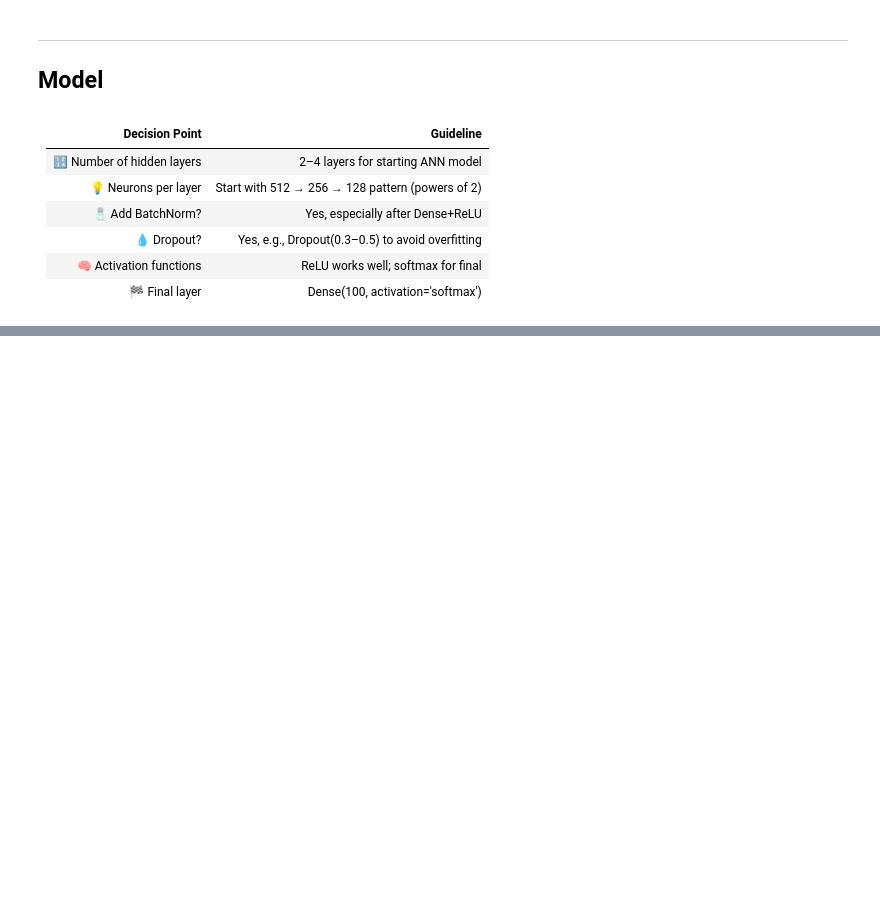
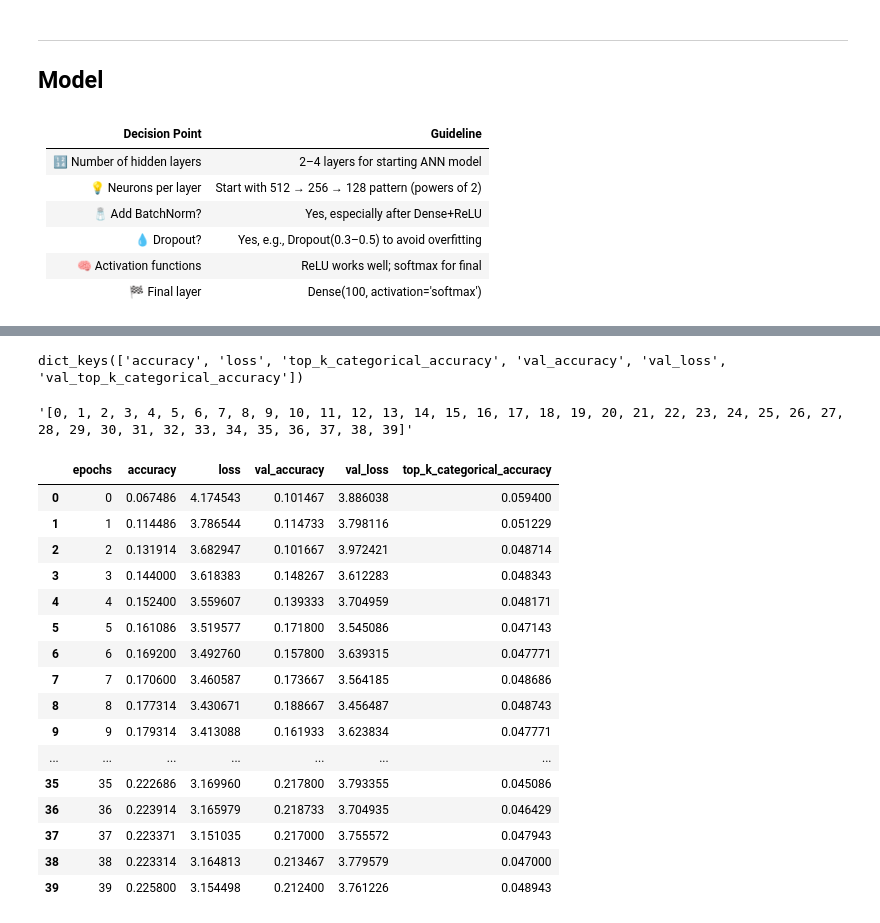
Before and after one commit to sumitsontakke/deep_learning, a Jupyter notebook: ANN/end_to_end/base_model_training.ipynb, the cells around one changed output, grey strips where cells are left out. Cells and saved outputs as stored; diff of their text form; code cells hidden in the pictures; blank space fills up the shorter version.

```diff
--- a/ANN/end_to_end/base_model_training.ipynb
+++ b/ANN/end_to_end/base_model_training.ipynb
@@ -192,0 +191,37 @@ WARNING:absl:You are saving your model as an HDF5 file via `model.save()` or `ke
+# %%
+ann_trained.history.keys()
+# %% [output]
+dict_keys(['accuracy', 'loss', 'top_k_categorical_accuracy', 'val_accuracy', 'val_loss', 'val_top_k_categorical_accuracy'])
+# %%
+str(ann_trained.epoch)
+# %% [output]
+'[0, 1, 2, 3, 4, 5, 6, 7, 8, 9, 10, 11, 12, 13, 14, 15, 16, 17, 18, 19, 20, 21, 22, 23, 24, 25, 26, 27, 28, 29, 30, 31, 32, 33, 34, 35, 36, 37, 38, 39]'
+# %%
+ann_metric_df = pd.DataFrame({
+    "epochs": ann_trained.epoch,
+    "accuracy": ann_trained.history["accuracy"],
+    "loss": ann_trained.history["loss"],
+    "val_accuracy": ann_trained.history["val_accuracy"],
+    "val_loss": ann_trained.history["val_loss"],
+    "top_k_categorical_accuracy": ann_trained.history["top_k_categorical_accuracy"],
+    })
+
+ann_metric_df
+# %% [output]
+|  | epochs | accuracy | loss | val_accuracy | val_loss | top_k_categorical_accuracy |
+| 0 | 0 | 0.067486 | 4.174543 | 0.101467 | 3.886038 | 0.059400 |
+| 1 | 1 | 0.114486 | 3.786544 | 0.114733 | 3.798116 | 0.051229 |
+| 2 | 2 | 0.131914 | 3.682947 | 0.101667 | 3.972421 | 0.048714 |
+| 3 | 3 | 0.144000 | 3.618383 | 0.148267 | 3.612283 | 0.048343 |
+| 4 | 4 | 0.152400 | 3.559607 | 0.139333 | 3.704959 | 0.048171 |
+| 5 | 5 | 0.161086 | 3.519577 | 0.171800 | 3.545086 | 0.047143 |
+| 6 | 6 | 0.169200 | 3.492760 | 0.157800 | 3.639315 | 0.047771 |
+| 7 | 7 | 0.170600 | 3.460587 | 0.173667 | 3.564185 | 0.048686 |
+| 8 | 8 | 0.177314 | 3.430671 | 0.188667 | 3.456487 | 0.048743 |
+| 9 | 9 | 0.179314 | 3.413088 | 0.161933 | 3.623834 | 0.047771 |
+| ... | ... | ... | ... | ... | ... | ... |
+| 35 | 35 | 0.222686 | 3.169960 | 0.217800 | 3.793355 | 0.045086 |
+| 36 | 36 | 0.223914 | 3.165979 | 0.218733 | 3.704935 | 0.046429 |
+| 37 | 37 | 0.223371 | 3.151035 | 0.217000 | 3.755572 | 0.047943 |
+| 38 | 38 | 0.223314 | 3.164813 | 0.213467 | 3.779579 | 0.047000 |
+| 39 | 39 | 0.225800 | 3.154498 | 0.212400 | 3.761226 | 0.048943 |
```
Also changed, not shown: parts of 6 cells of this notebook.
